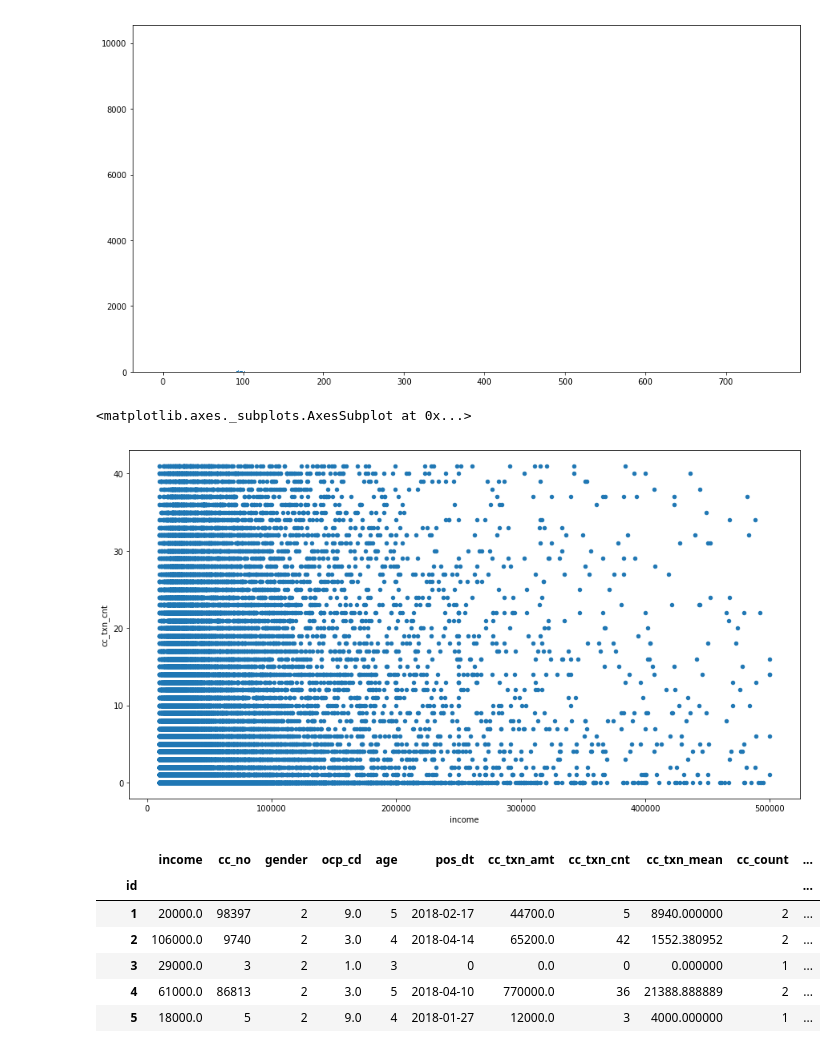
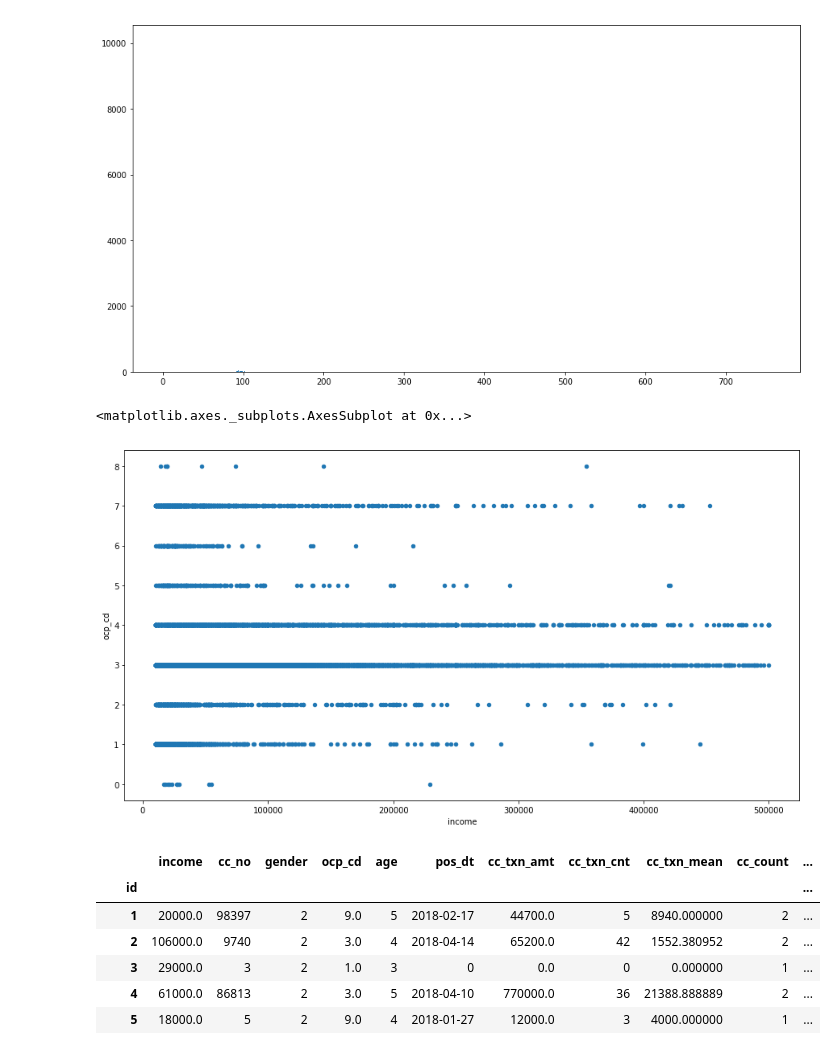
Before and after one commit to XrosIsorX/TechJam2019_DeepData, a Jupyter notebook: fundamental/distribution.ipynb, the cells around one changed output. Saved outputs shown, nothing was run; the diff lists cells and outputs as text; code cells hidden in the pictures.

```diff
--- a/fundamental/distribution.ipynb
+++ b/fundamental/distribution.ipynb
@@ -201,24 +201,24 @@ plt.show()
 # %%
 # income
 # cc_no
 # gender
 # ocp_cd
 # age
 # pos_dt
 # cc_txn_amt
 # cc_txn_cnt
 # cc_count
 # kp_txn_count
 # kp_txn_amt
 # kp_txn_mean
 # cc_txn_mean
 
-feature = "cc_txn_cnt"
+feature = "ocp_cd"
 train_df[train_df[feature] < train_df[feature].quantile(0.9)][[config.target, feature]].plot.scatter(config.target, feature)
 # train_df[[config.target, feature]].plot.scatter(config.target, feature)
 # %% [output]
 <matplotlib.axes._subplots.AxesSubplot at 0x...>
-[figure, old version]
+[figure, new version]
 # %%
 train_df
 # %% [output]
```
Also changed, not shown: 14 other files.
